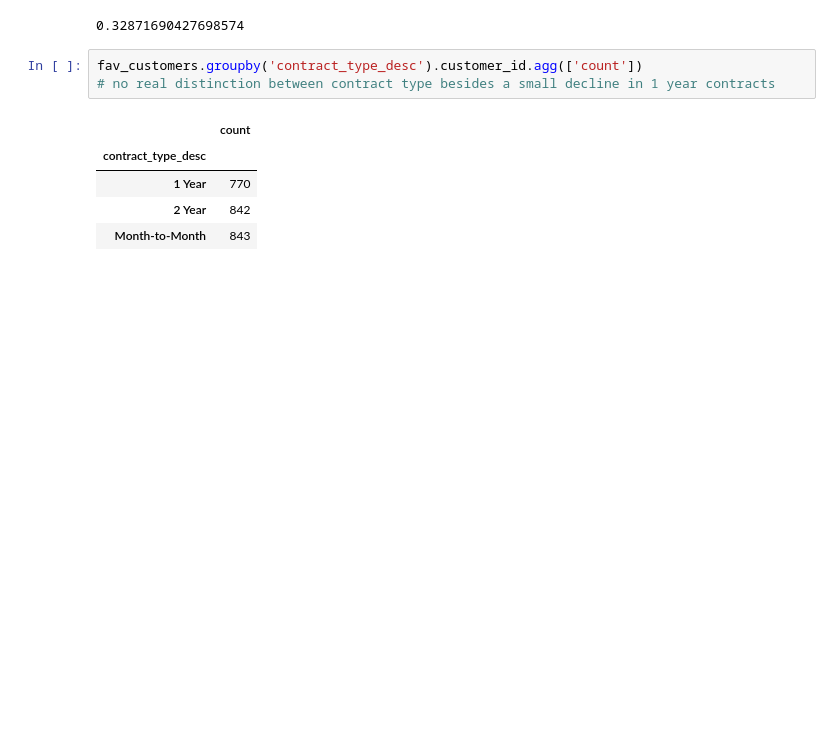
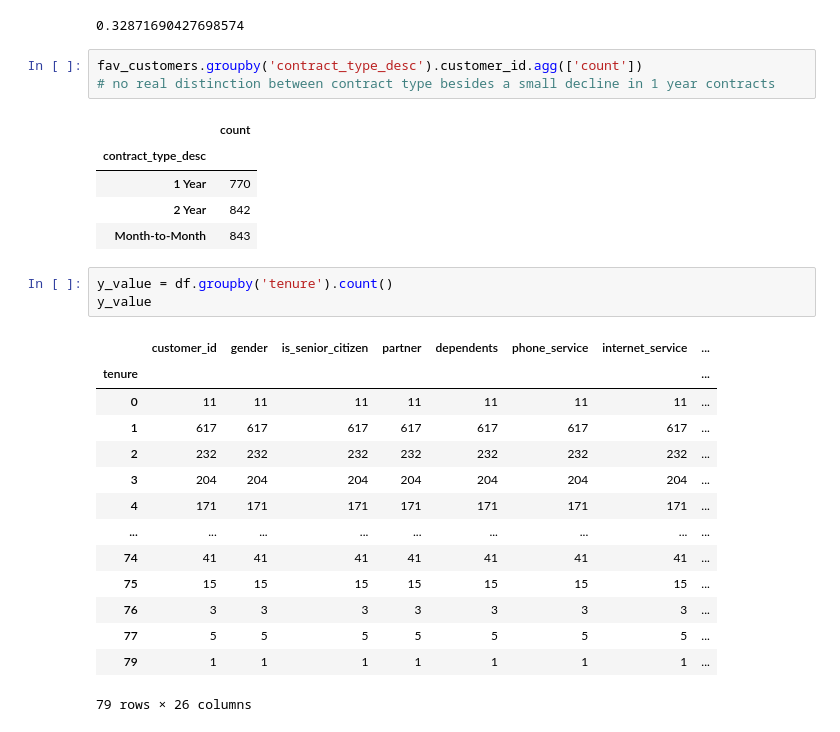
Before and after one commit to lopezelihezer/storytelling, a Jupyter notebook: exploring_telco_data.ipynb, the cells around one changed output. Drawn from its saved outputs; the diff is of its cells as text; blank space fills up the shorter version.

```diff
--- a/exploring_telco_data.ipynb
+++ b/exploring_telco_data.ipynb
@@ -153,3 +167,21 @@ fav_customers.groupby('contract_type_desc').customer_id.agg(['count'])
 | 1 Year | 770 |
 | 2 Year | 842 |
 | Month-to-Month | 843 |
+# %%
+y_value = df.groupby('tenure').count()
+y_value
+# %% [output]
+|  | customer_id | gender | is_senior_citizen | partner | dependents | phone_service | internet_service | ... |
+| tenure |  |  |  |  |  |  |  | ... |
+| 0 | 11 | 11 | 11 | 11 | 11 | 11 | 11 | ... |
+| 1 | 617 | 617 | 617 | 617 | 617 | 617 | 617 | ... |
+| 2 | 232 | 232 | 232 | 232 | 232 | 232 | 232 | ... |
+| 3 | 204 | 204 | 204 | 204 | 204 | 204 | 204 | ... |
+| 4 | 171 | 171 | 171 | 171 | 171 | 171 | 171 | ... |
+| ... | ... | ... | ... | ... | ... | ... | ... | ... |
+| 74 | 41 | 41 | 41 | 41 | 41 | 41 | 41 | ... |
+| 75 | 15 | 15 | 15 | 15 | 15 | 15 | 15 | ... |
+| 76 | 3 | 3 | 3 | 3 | 3 | 3 | 3 | ... |
+| 77 | 5 | 5 | 5 | 5 | 5 | 5 | 5 | ... |
+| 79 | 1 | 1 | 1 | 1 | 1 | 1 | 1 | ... |
+79 rows × 26 columns
```
Also changed, not shown: parts of 5 cells of this notebook.
